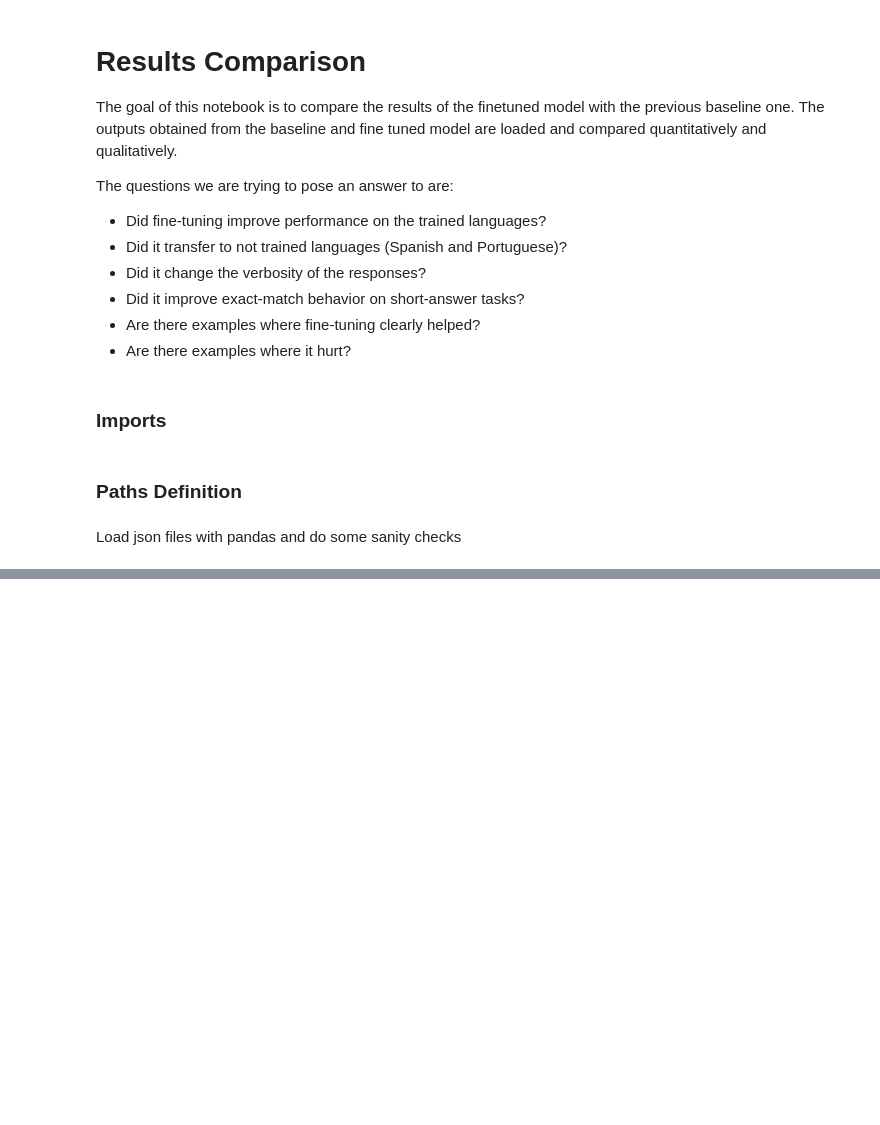
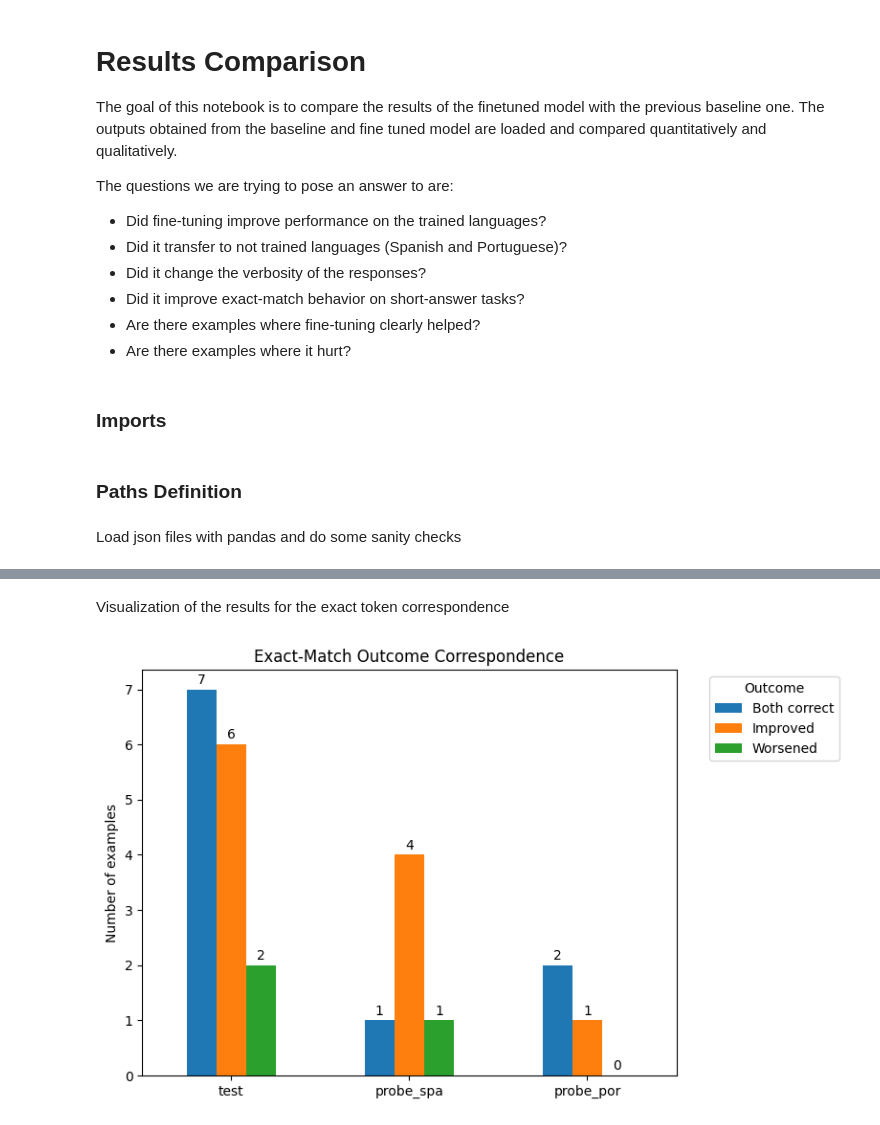
Before and after one commit to riccorte/Multilingual-Finetuning-Language-Model, a Jupyter notebook: notebooks/4_compare_results.ipynb, the cells around one changed output, grey strips where cells are left out. Drawn from its saved outputs; the diff is of its cells as text; code cells hidden in the pictures; blank space fills up the shorter version.

```diff
--- a/notebooks/4_compare_results.ipynb
+++ b/notebooks/4_compare_results.ipynb
@@ -105,8 +159,0 @@ NameError: name 'test_compare' is not defined
-# %%
-for df in [test_compare, spa_compare, por_compare]:
-    df["target_base_norm"] = df["target_base"].apply(normalize_text)
-    df["pred_base_norm"] = df["prediction_base"].apply(normalize_text)
-    df["pred_ft_norm"] = df["prediction_ft"].apply(normalize_text)
-
-    df["base_exact"] = df["pred_base_norm"] == df["target_base_norm"]
-    df["ft_exact"] = df["pred_ft_norm"] == df["target_base_norm"]
@@ -283,0 +160,10 @@ Since fine tuning can be interpreted as an "attribute swithching" it can be inte
+# %%
+# apply the previosuly defined function to the dataset
+for df in [test_compare, spa_compare, por_compare]:
+    df["target_norm"] = df["target_base"].apply(normalize_text)
+
+    df["pred_base_norm"] = df["prediction_base"].apply(normalize_text)
+    df["pred_ft_norm"] = df["prediction_ft"].apply(normalize_text)
+
+    df["base_exact"] = df["pred_base_norm"] == df["target_norm"]
+    df["ft_exact"] = df["pred_ft_norm"] == df["target_norm"]
@@ -283,0 +240,33 @@ Since fine tuning can be interpreted as an "attribute swithching" it can be inte
+# %% [markdown]
+Visualization of the results for the exact token correspondence
+# %%
+cols_to_plot = ["both_correct", "improved", "worsened"]
+
+ax = compare_summary_df.set_index("dataset")[cols_to_plot].plot(
+    kind="bar",
+    figsize=(8, 5),
+    rot=0,
+)
+
+ax.set_ylabel("Number of examples")
+ax.set_xlabel("")
+ax.set_title("Exact-Match Outcome Correspondence")
+
+ax.legend(
+    [
+        "Both correct",
+        "Improved",
+        "Worsened",
+    ],
+    title="Outcome",
+    bbox_to_anchor=(1.05, 1),
+    loc="upper left",
+)
+
+for container in ax.containers:
+    ax.bar_label(container, fmt="%d", padding=2)
+
+plt.tight_layout()
+plt.show()
+# %% [output]
+[figure, added]
```
Also changed, not shown: parts of 112 cells of this notebook, 4 other files.
